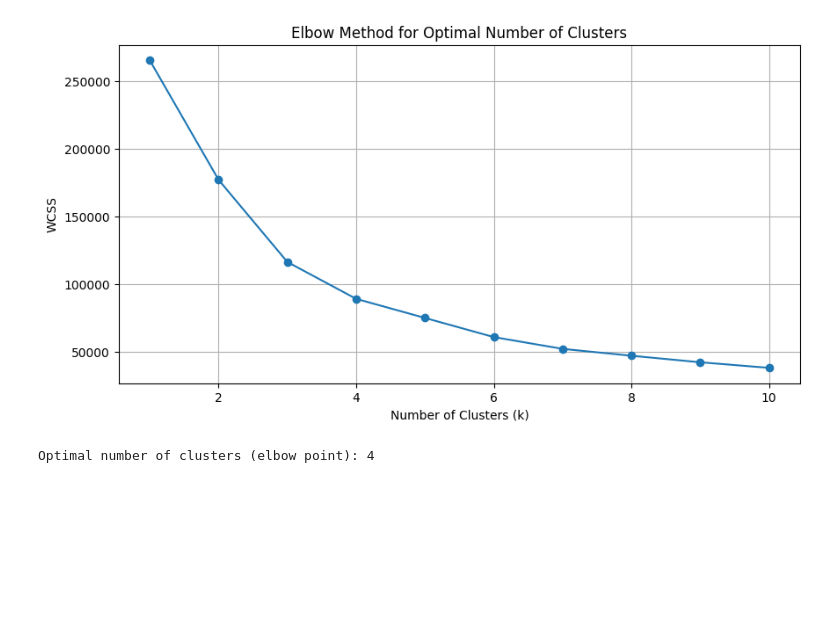
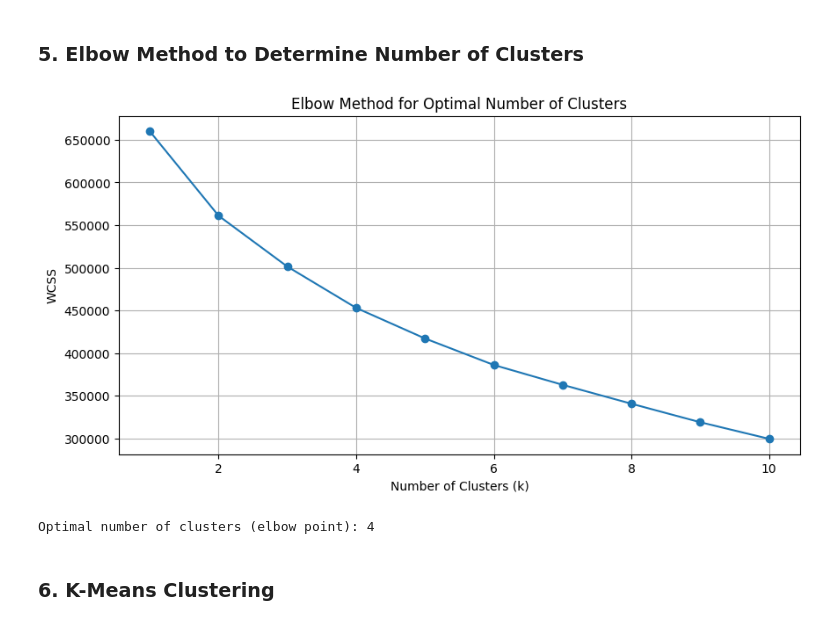
Before and after one commit to iamnotchris14/RoadAccidentDataset, a Jupyter notebook: kMeansClustering.ipynb, the cells around one changed output. Cells and saved outputs as stored; diff of their text form; code cells hidden in the pictures; blank space fills up the shorter version.

```diff
--- a/kMeansClustering.ipynb
+++ b/kMeansClustering.ipynb
@@ -42,15 +87,12 @@ memory usage: 5.0 MB
 # %%
 from sklearn.preprocessing import StandardScaler
 
-# Select only numeric columns
-numeric_cols = data_cleaned.select_dtypes(include=['int64', 'float64']).columns
-
 # Standardize numerical features
 scaler = StandardScaler()
-scaled_data = scaler.fit_transform(data_cleaned[numeric_cols])
+scaled_data = scaler.fit_transform(data_cleaned)
 
 #Convert back to DataFrame for easier handling
-scaled_data_df = pd.DataFrame(scaled_data, columns=numeric_cols)
+scaled_data_df = pd.DataFrame(scaled_data, columns=data_cleaned.columns)
 scaled_data_df.info()
 scaled_data_df.head()
 # %% [output]
@@ -129,30 +117,34 @@ plt.show()
+# %% [markdown]
+### 5. Elbow Method to Determine Number of Clusters
 # %%
 from sklearn.cluster import KMeans
 
 wcss = []
 K = range(1, 11)
 
 for k in K:
     kmeans = KMeans(n_clusters=k, random_state=42)
-    kmeans.fit(pca_df)
+    kmeans.fit(scaled_data_df)
     wcss.append(kmeans.inertia_)  # inertia_ = WCSS
 
 # Plot WCSS
 plt.figure(figsize=(10,5))
 plt.plot(K, wcss, marker='o')
 plt.xlabel("Number of Clusters (k)")
 plt.ylabel("WCSS")
 plt.title("Elbow Method for Optimal Number of Clusters")
 plt.grid(True)
 plt.show()
 
 #Elbow detection using Kneedle
 from kneed import KneeLocator
 kl = KneeLocator(K, wcss, curve="convex", direction="decreasing")
 optimal_k = kl.elbow
 print("Optimal number of clusters (elbow point):", optimal_k)
 # %% [output]
-[figure, old version]
+[figure, new version]
 Optimal number of clusters (elbow point): 4
+# %% [markdown]
+### 6. K-Means Clustering
 # %%
 from sklearn.cluster import KMeans
```
Also changed, not shown: parts of 23 cells of this notebook, 3 other files.
